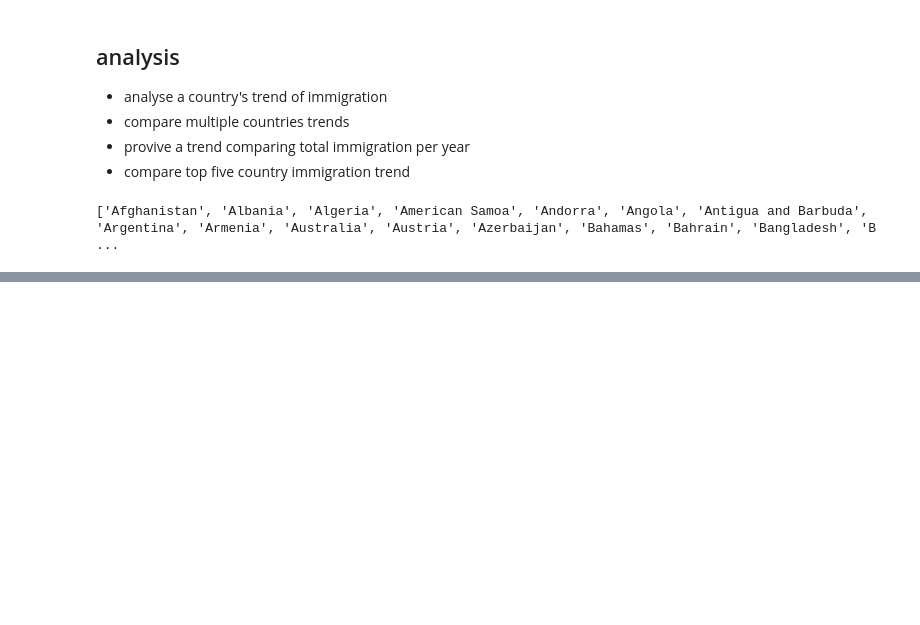
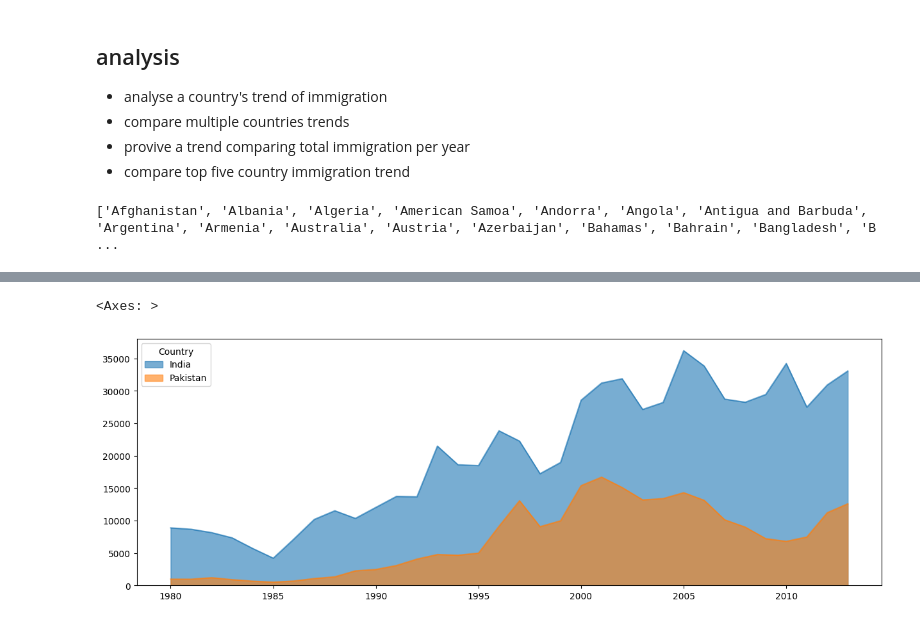
Before and after one commit to Amjadali168/2023-SEP--PY-DS, a Jupyter notebook: data analysis/immigration_analysis.ipynb, the cells around one changed output, grey strips where cells are left out. Saved outputs shown, nothing was run; the diff lists cells and outputs as text; code cells hidden in the pictures; blank space fills up the shorter version.

```diff
--- a/data analysis/immigration_analysis.ipynb
+++ b/data analysis/immigration_analysis.ipynb
@@ -197,0 +203,6 @@ df.loc['Albania', years].plot(figsize=(15,5),
+# %%
+countries = ['India','Pakistan']
+df.loc[countries, years].T.plot(figsize=(15,5), kind='area',alpha=0.6, stacked=False)
+# %% [output]
+<Axes: >
+[figure, added]
```
Also changed, not shown: parts of 9 cells of this notebook.
